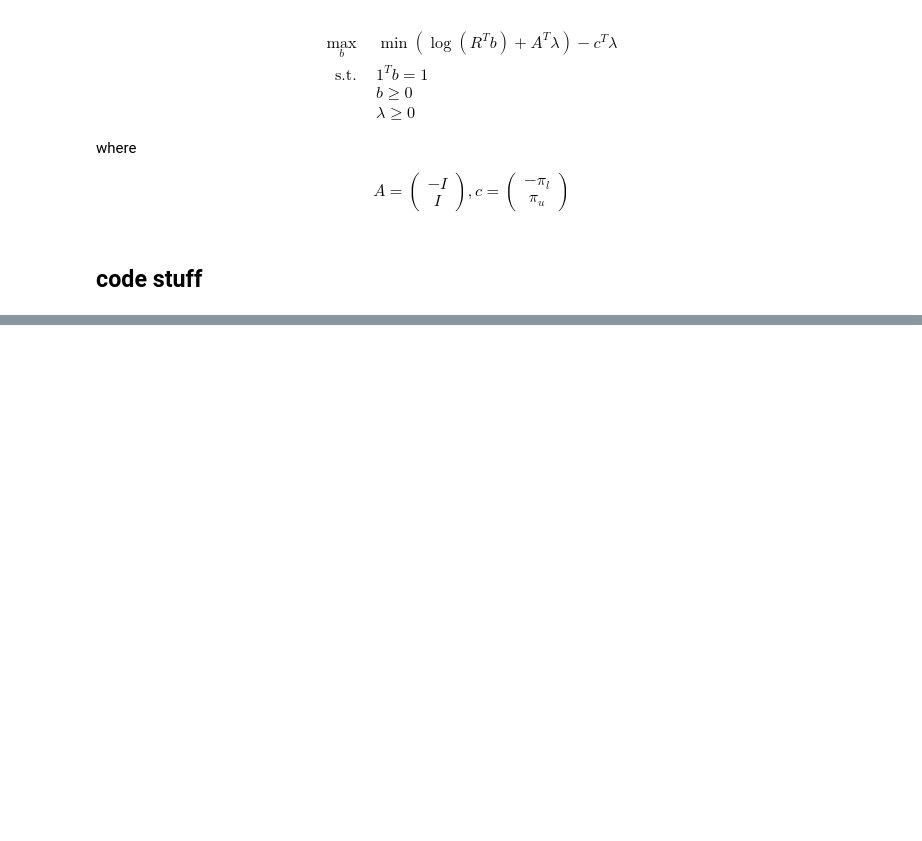
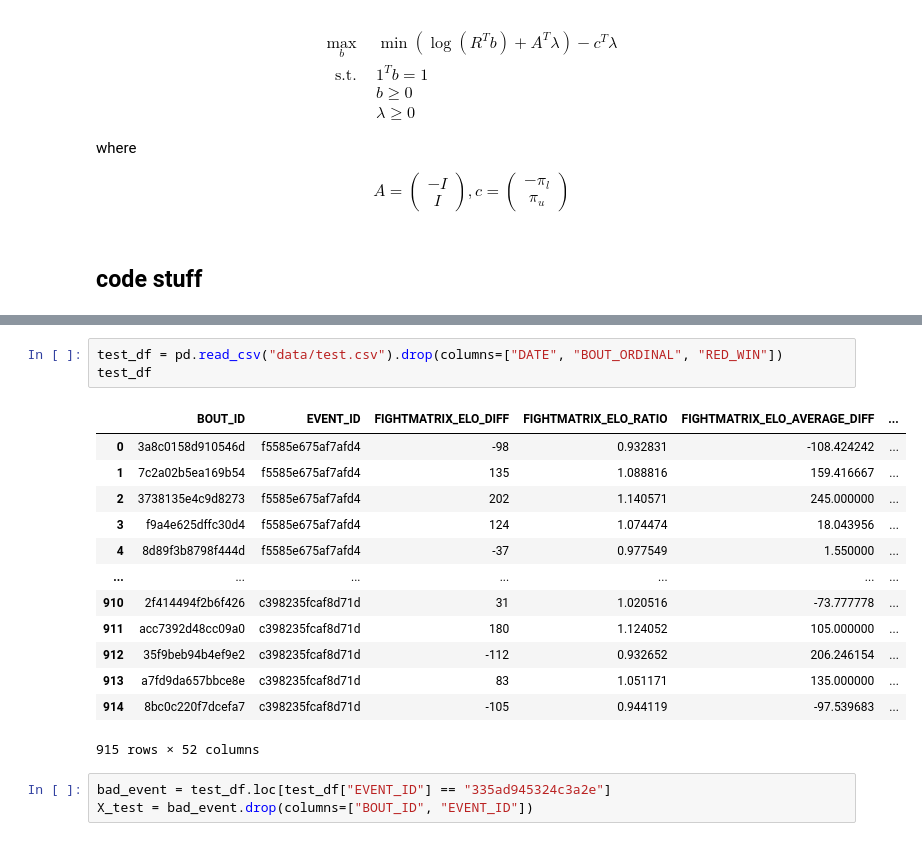
Before and after one commit to ehan03/brainstorm-conformal-drkp, a Jupyter notebook: stuff.ipynb, the cells around one changed output, grey strips where cells are left out. Saved outputs shown, nothing was run; the diff lists cells and outputs as text; blank space fills up the shorter version.

```diff
--- a/stuff.ipynb
+++ b/stuff.ipynb
@@ -60,0 +79,20 @@ array([[1.469937, 0.      , 1.261991, 0.      , 2.02873 , 0.      ,
+# %%
+test_df = pd.read_csv("data/test.csv").drop(columns=["DATE", "BOUT_ORDINAL", "RED_WIN"])
+test_df
+# %% [output]
+|  | BOUT_ID | EVENT_ID | FIGHTMATRIX_ELO_DIFF | FIGHTMATRIX_ELO_RATIO | FIGHTMATRIX_ELO_AVERAGE_DIFF | ... |
+| 0 | 3a8c0158d910546d | f5585e675af7afd4 | -98 | 0.932831 | -108.424242 | ... |
+| 1 | 7c2a02b5ea169b54 | f5585e675af7afd4 | 135 | 1.088816 | 159.416667 | ... |
+| 2 | 3738135e4c9d8273 | f5585e675af7afd4 | 202 | 1.140571 | 245.000000 | ... |
+| 3 | f9a4e625dffc30d4 | f5585e675af7afd4 | 124 | 1.074474 | 18.043956 | ... |
+| 4 | 8d89f3b8798f444d | f5585e675af7afd4 | -37 | 0.977549 | 1.550000 | ... |
+| ... | ... | ... | ... | ... | ... | ... |
+| 910 | 2f414494f2b6f426 | c398235fcaf8d71d | 31 | 1.020516 | -73.777778 | ... |
+| 911 | acc7392d48cc09a0 | c398235fcaf8d71d | 180 | 1.124052 | 105.000000 | ... |
+| 912 | 35f9beb94b4ef9e2 | c398235fcaf8d71d | -112 | 0.932652 | 206.246154 | ... |
+| 913 | a7fd9da657bbce8e | c398235fcaf8d71d | 83 | 1.051171 | 135.000000 | ... |
+| 914 | 8bc0c220f7dcefa7 | c398235fcaf8d71d | -105 | 0.944119 | -97.539683 | ... |
+915 rows × 52 columns
+# %%
+bad_event = test_df.loc[test_df["EVENT_ID"] == "335ad945324c3a2e"]
+X_test = bad_event.drop(columns=["BOUT_ID", "EVENT_ID"])
```
Also changed, not shown: parts of 17 cells of this notebook, 7 other files.
